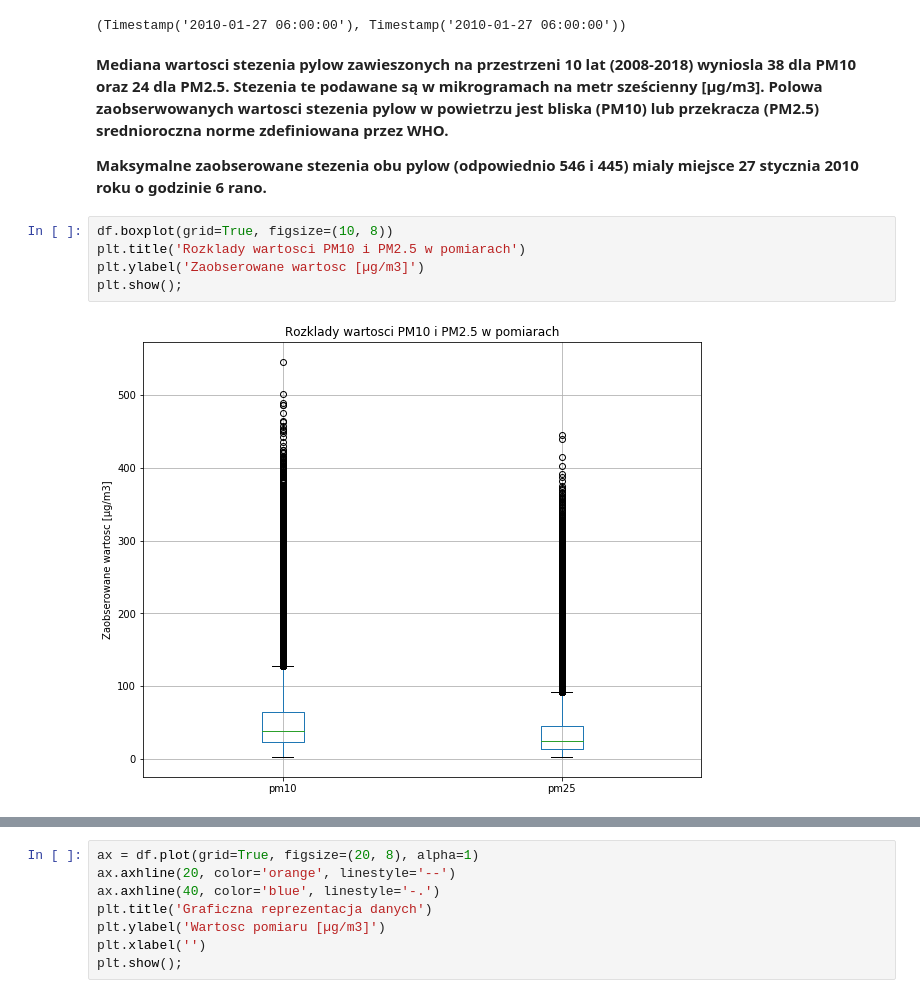
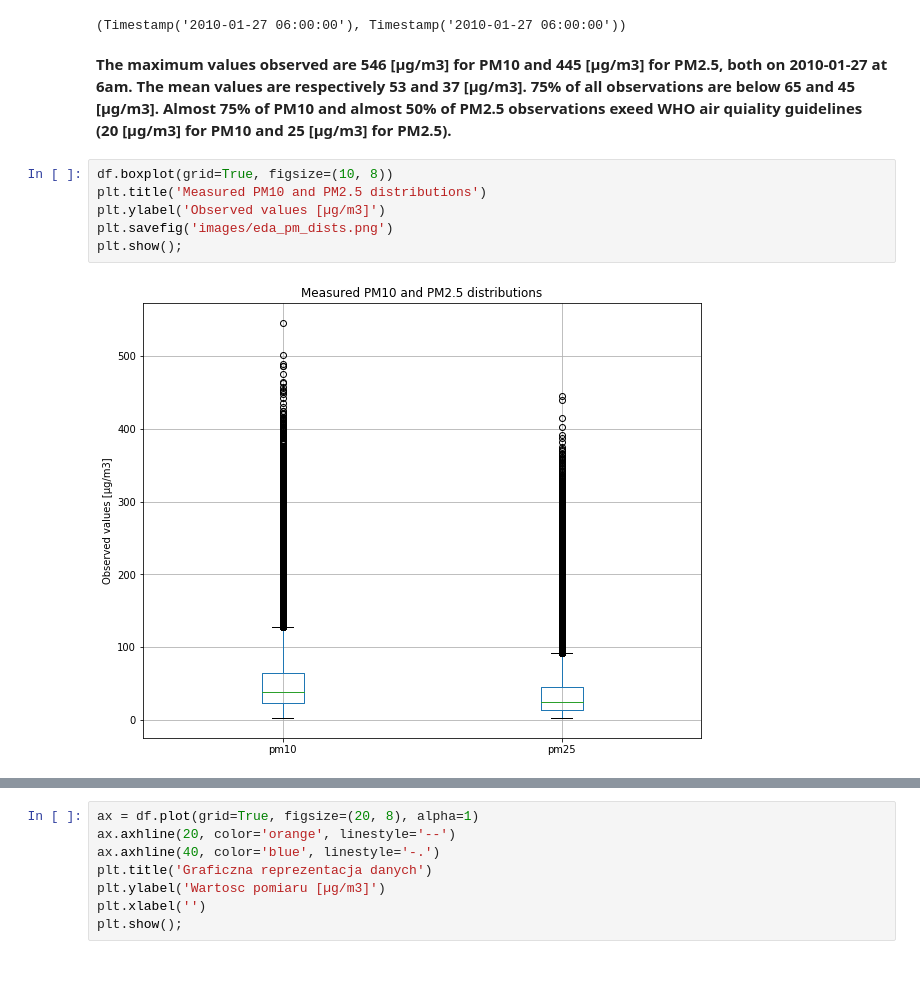
Before and after one commit to ksatola/air-polution, a Jupyter notebook: agh/030_EDA_PM25.ipynb, the cells around one changed output, grey strips where cells are left out. Drawn from its saved outputs; the diff is of its cells as text; blank space fills up the shorter version.

```diff
--- a/agh/030_EDA_PM25.ipynb
+++ b/agh/030_EDA_PM25.ipynb
@@ -105,16 +105,15 @@ df.describe()
 df['pm10'].idxmax(), df['pm25'].idxmax()
 # %% [output]
 (Timestamp('2010-01-27 06:00:00'), Timestamp('2010-01-27 06:00:00'))
-# %% [markdown]
-**Mediana wartosci stezenia pylow zawieszonych na przestrzeni 10 lat (2008-2018) wyniosla 38 dla PM10 oraz 24 dla PM2.5. Stezenia te podawane są w mikrogramach na metr sześcienny [µg/m3]. Polowa zaobserwowanych wartosci stezenia pylow w powietrzu jest bliska (PM10) lub przekracza (PM2.5) srednioroczna norme zdefiniowana przez WHO.**
-
-**Maksymalne zaobserowane stezenia obu pylow (odpowiednio 546 i 445) mialy miejsce 27 stycznia 2010 roku o godzinie 6 rano.**
+# %% [markdown]
+**The maximum values observed are 546 [µg/m3] for PM10 and 445 [µg/m3] for PM2.5, both on 2010-01-27 at 6am. The mean values are respectively 53 and 37 [µg/m3]. 75% of all observations are below 65 and 45 [µg/m3]. Almost 75% of PM10 and almost 50% of PM2.5 observations exeed WHO air quiality guidelines (20 [µg/m3] for PM10 and 25 [µg/m3] for PM2.5).**
 # %%
 df.boxplot(grid=True, figsize=(10, 8))
-plt.title('Rozklady wartosci PM10 i PM2.5 w pomiarach')
-plt.ylabel('Zaobserowane wartosc [µg/m3]')
+plt.title('Measured PM10 and PM2.5 distributions')
+plt.ylabel('Observed values [µg/m3]')
+plt.savefig('images/eda_pm_dists.png')
 plt.show();
 # %% [output]
-[figure, old version]
+[figure, new version]
 # %%
 df.plot(kind='hist', bins=100, grid=True, figsize=(10, 8), alpha=0.5)
```
Also changed, not shown: parts of 3 cells of this notebook, 2 other files.
